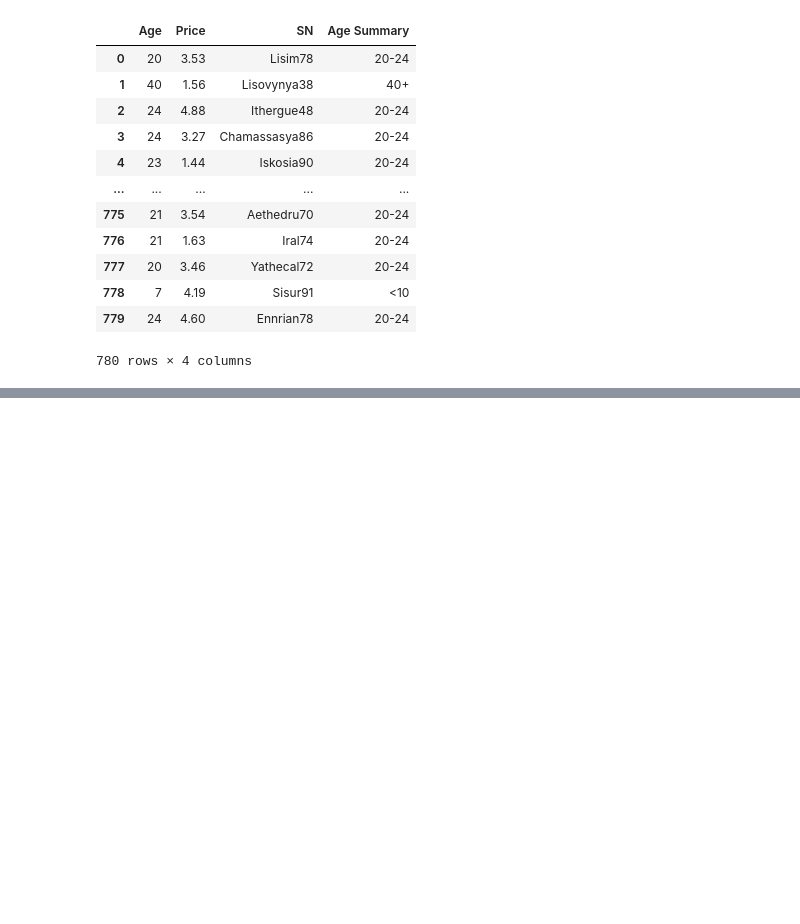
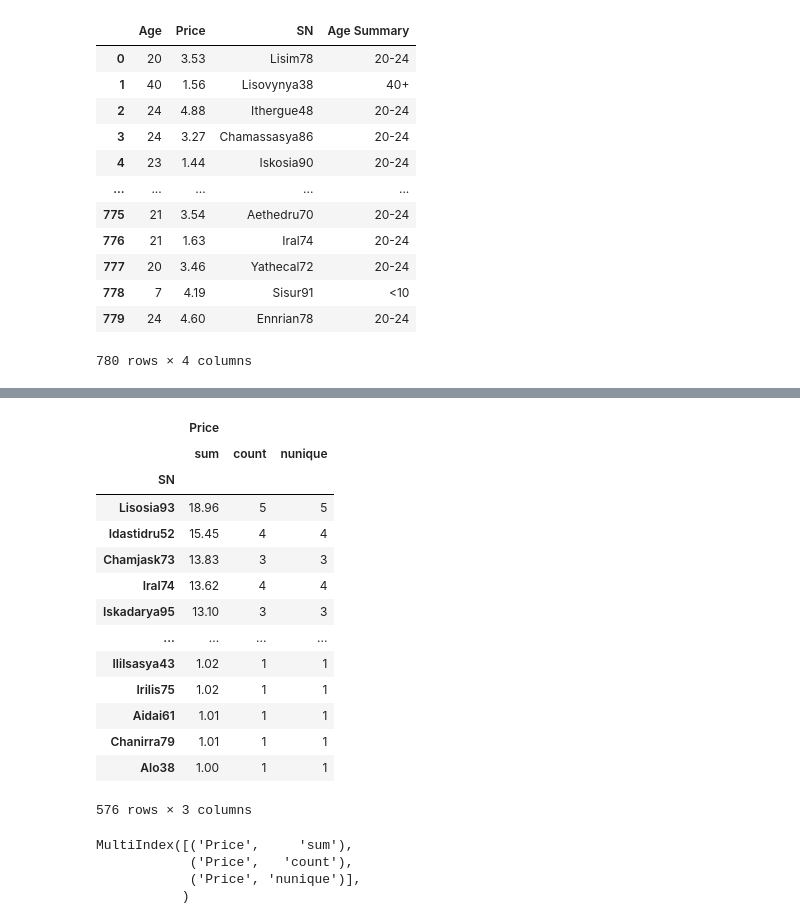
Before and after one commit to afreedman4564/Heroes-Pymoli, a Jupyter notebook: HeroesOfPymoli/HeroesOfPymoli.ipynb, the cells around one changed output, grey strips where cells are left out. Drawn from its saved outputs; the diff is of its cells as text; code cells hidden in the pictures; blank space fills up the shorter version.

Commit message:
updated with top spenders

```diff
--- a/HeroesOfPymoli/HeroesOfPymoli.ipynb
+++ b/HeroesOfPymoli/HeroesOfPymoli.ipynb
@@ -232,0 +228,28 @@ MultiIndex([(   'SN',     'sum'),
+# %%
+spender_summary = heroes_data[["SN", "Price"]]
+top_spender = spender_summary.groupby(["SN"]).agg(['sum', 'count','nunique'])
+top_spender_sorted = top_spender.sort_values(('Price',     'sum'), ascending = False)
+top_spender_sorted
+# %% [output]
+|  | Price |  |  |
+|  | sum | count | nunique |
+| SN |  |  |  |
+| Lisosia93 | 18.96 | 5 | 5 |
+| Idastidru52 | 15.45 | 4 | 4 |
+| Chamjask73 | 13.83 | 3 | 3 |
+| Iral74 | 13.62 | 4 | 4 |
+| Iskadarya95 | 13.10 | 3 | 3 |
+| ... | ... | ... | ... |
+| Ililsasya43 | 1.02 | 1 | 1 |
+| Irilis75 | 1.02 | 1 | 1 |
+| Aidai61 | 1.01 | 1 | 1 |
+| Chanirra79 | 1.01 | 1 | 1 |
+| Alo38 | 1.00 | 1 | 1 |
+576 rows × 3 columns
+# %%
+top_spender.columns
+# %% [output]
+MultiIndex([('Price',     'sum'),
+            ('Price',   'count'),
+            ('Price', 'nunique')],
+           )
```
Also changed, not shown: parts of 3 cells of this notebook.
